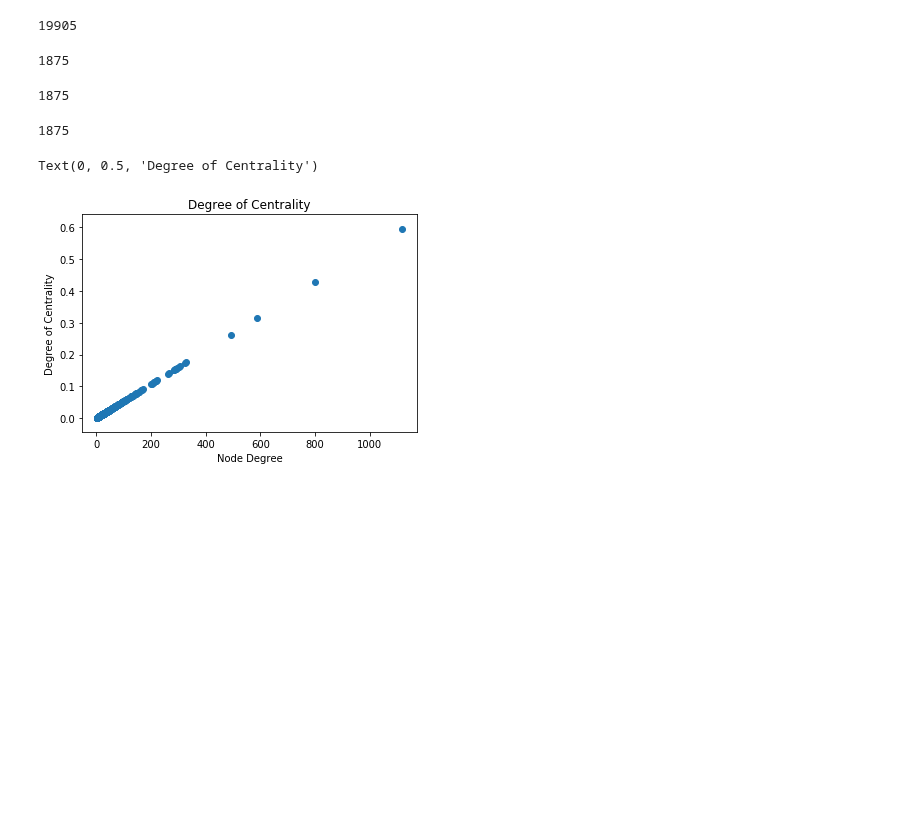
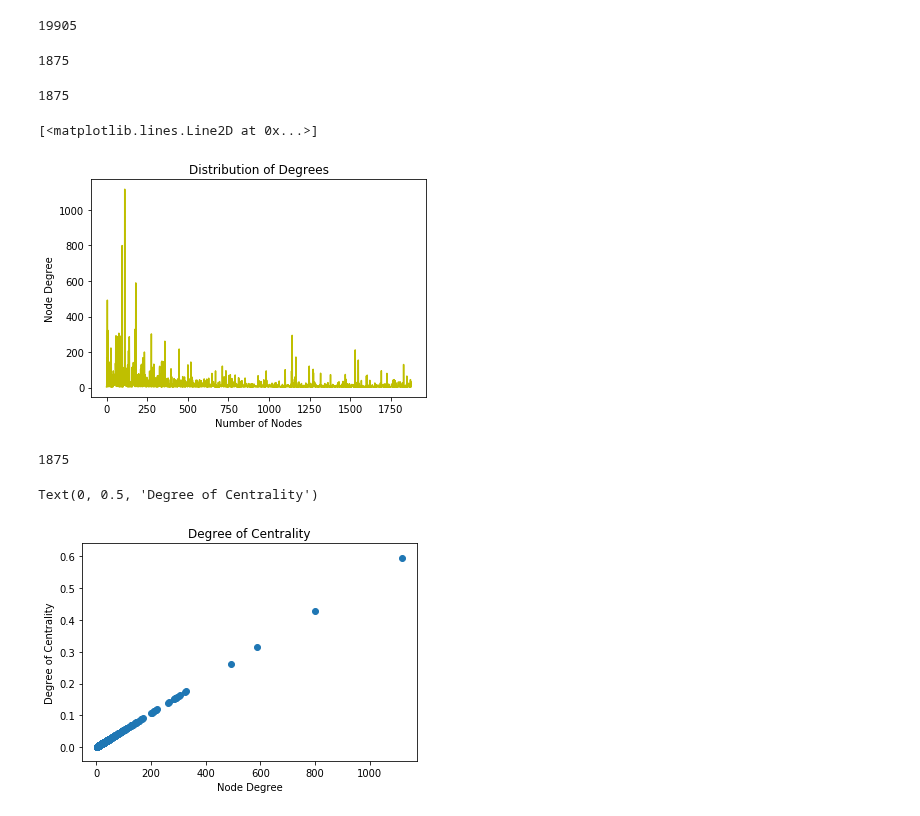
Before and after one commit to maliakber/algorithm-data-model-csc-501, a Jupyter notebook: source/assignment-3/assignment-3-jupnote-maybins.ipynb, the cells around one changed output. Cells and saved outputs as stored; diff of their text form; code cells hidden in the pictures; blank space fills up the shorter version.

```diff
--- a/source/assignment-3/assignment-3-jupnote-maybins.ipynb
+++ b/source/assignment-3/assignment-3-jupnote-maybins.ipynb
@@ -129,6 +182,14 @@ degrees = get_degree(N)
 len(degrees)
 # %% [output]
 1875
+# %%
+plt.xlabel("Number of Nodes")
+plt.ylabel("Node Degree")
+plt.title("Distribution of Degrees")
+plt.plot(degrees, color='y')
+# %% [output]
+[<matplotlib.lines.Line2D at 0x...>]
+[figure, added]
 # %%
 dec = nx.degree_centrality(N)
 len(dec)
```
Also changed, not shown: parts of 56 cells of this notebook.
